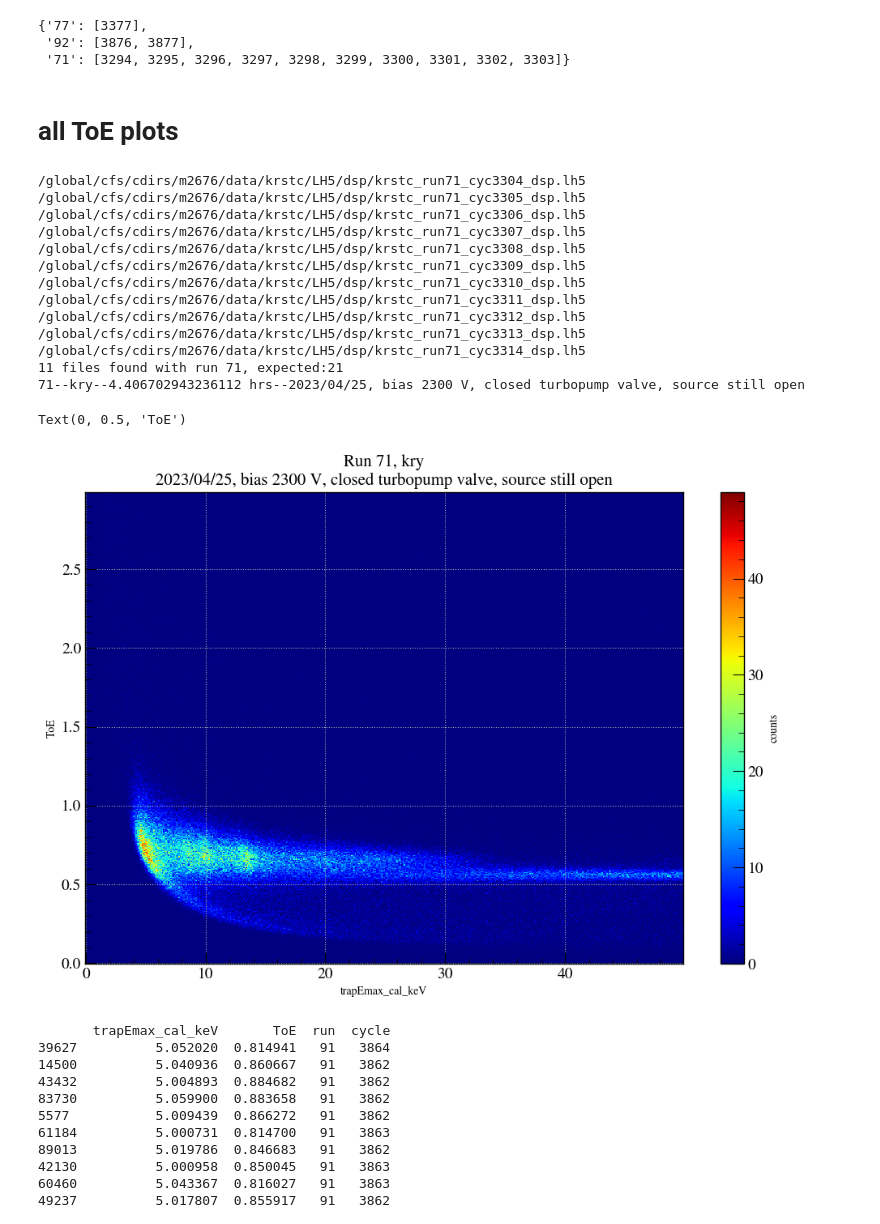
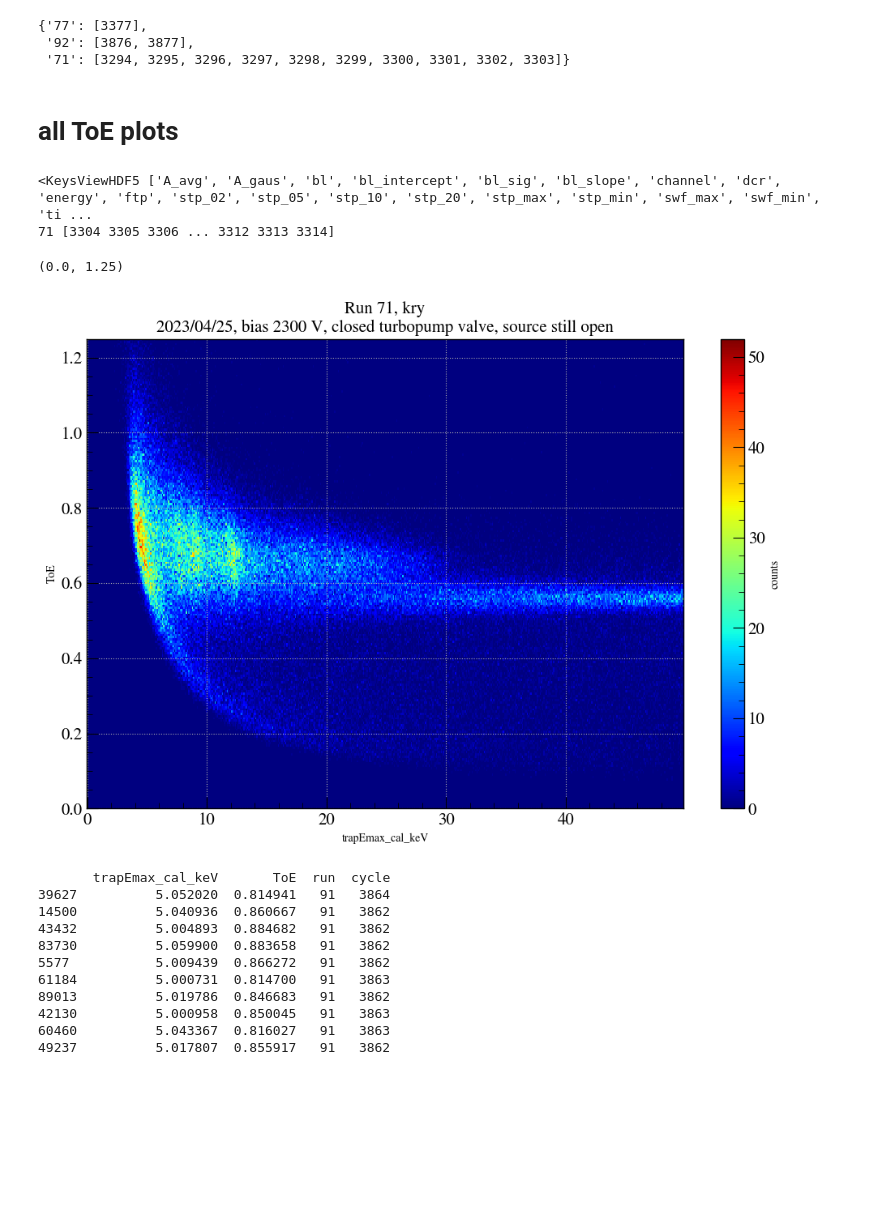
Before and after one commit to nfuad041/nfkrstc, a Jupyter notebook: ToE analysis.ipynb, the cells around one changed output. Cells and saved outputs as stored; diff of their text form; code cells hidden in the pictures; blank space fills up the shorter version.

```diff
--- a/ToE analysis.ipynb
+++ b/ToE analysis.ipynb
@@ -5,50 +5,39 @@ import matplotlib.pyplot as plt
 plt.style.use('/global/homes/f/fnafis/utils_nf/nfuad.mpl')
 import h5py
 import json
+# read skip_cycle_dict.json to skip cycles
+with open('skip_cycle_dict.json', 'r') as f:
+    skip_cycle_dict = json.load(f)
+skip_cycle_dict
+# %% [output]
+{'77': [3377],
+ '92': [3876, 3877],
+ '71': [3294, 3295, 3296, 3297, 3298, 3299, 3300, 3301, 3302, 3303]}
-# %%
-# read skip_cycle_dict.json to skip cycles
-with open('skip_cycle_dict.json', 'r') as f:
-    sc_dict = json.load(f)
-sc_dict
-# %% [output]
-{'77': [3377],
- '92': [3876, 3877],
- '71': [3294, 3295, 3296, 3297, 3298, 3299, 3300, 3301, 3302, 3303]}
 # %% [markdown]
 # all ToE plots
 # %%
 run = 71
 skip_cycles = None
-if str(run) in sc_dict.keys():
-    skip_cycles = sc_dict[str(run)]
+if str(run) in skip_cycle_dict.keys():
+    skip_cycles = skip_cycle_dict[str(run)]
 
 # load dsp
-df, runtype, description = kutils.load_dsp(run, skip_cycles=skip_cycles, params=[['trapEmax', 'triE', 'stp_20', 'tp_0', 'tp_50']], verbose=True)
+df, runtype, description = kutils.load_dsp(run, skip_cycles=skip_cycles, params=[['trapEmax', 'triE', 'stp_02', 'stp_05', 'stp_10', 'stp_20', 'tp_0', 'tp_02', 'tp_05', 'tp_10', 'tp_20', 'tp_50', 'tp_90', 'tp_96']], verbose=False, all_columns=True)
 df['ToE'] = df['triE'] / df['trapEmax']
 
-#print(run, df.cycle.unique())
+print(run, df.cycle.unique())
 
 plt.figure()
 toe = kutils.get_2D_hist(df['trapEmax_cal_keV'], df['ToE'], df['runtime_s'], ranges=[[0,50],[0,3]], binsizes=[0.1, 0.006], cbar_label='counts')
 plt.title(f'Run {run}'+', '+runtype+'\n'+description)
 plt.xlabel('trapEmax_cal_keV')
 plt.ylabel('ToE')
+plt.ylim(0, 1.25)
 # %% [output]
-/global/cfs/cdirs/m2676/data/krstc/LH5/dsp/krstc_run71_cyc3304_dsp.lh5
-/global/cfs/cdirs/m2676/data/krstc/LH5/dsp/krstc_run71_cyc3305_dsp.lh5
-/global/cfs/cdirs/m2676/data/krstc/LH5/dsp/krstc_run71_cyc3306_dsp.lh5
-/global/cfs/cdirs/m2676/data/krstc/LH5/dsp/krstc_run71_cyc3307_dsp.lh5
-/global/cfs/cdirs/m2676/data/krstc/LH5/dsp/krstc_run71_cyc3308_dsp.lh5
-/global/cfs/cdirs/m2676/data/krstc/LH5/dsp/krstc_run71_cyc3309_dsp.lh5
-/global/cfs/cdirs/m2676/data/krstc/LH5/dsp/krstc_run71_cyc3310_dsp.lh5
-/global/cfs/cdirs/m2676/data/krstc/LH5/dsp/krstc_run71_cyc3311_dsp.lh5
-/global/cfs/cdirs/m2676/data/krstc/LH5/dsp/krstc_run71_cyc3312_dsp.lh5
-/global/cfs/cdirs/m2676/data/krstc/LH5/dsp/krstc_run71_cyc3313_dsp.lh5
-/global/cfs/cdirs/m2676/data/krstc/LH5/dsp/krstc_run71_cyc3314_dsp.lh5
-11 files found with run 71, expected:21
-71--kry--4.406702943236112 hrs--2023/04/25, bias 2300 V, closed turbopump valve, source still open
+<KeysViewHDF5 ['A_avg', 'A_gaus', 'bl', 'bl_intercept', 'bl_sig', 'bl_slope', 'channel', 'dcr', 'energy', 'ftp', 'stp_02', 'stp_05', 'stp_10', 'stp_20', 'stp_max', 'stp_min', 'swf_max', 'swf_min', 'ti ...
+71 [3304 3305 3306 ... 3312 3313 3314]
-Text(0, 0.5, 'ToE')
+(0.0, 1.25)
-[figure, old version]
+[figure, new version]
 # %%
 toe_range = [0.8,0.9]
 toe_cut = (df['ToE'] > toe_range[0]) & (df['ToE'] < toe_range[1])
```
Also changed, not shown: parts of 5 cells of this notebook, 9 other files.
